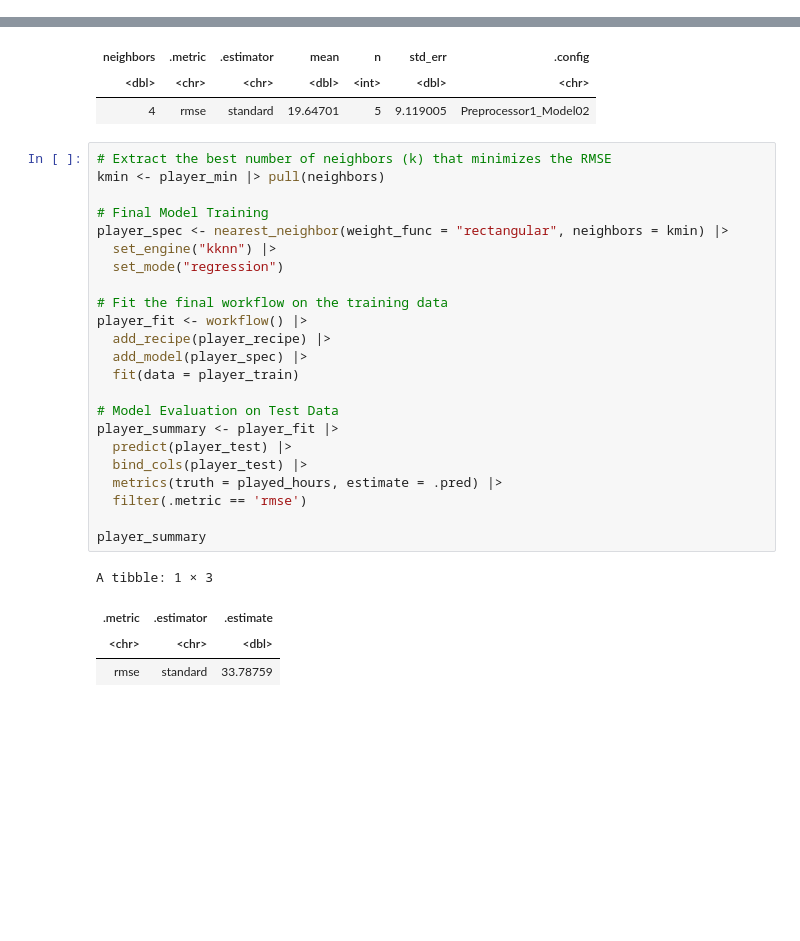
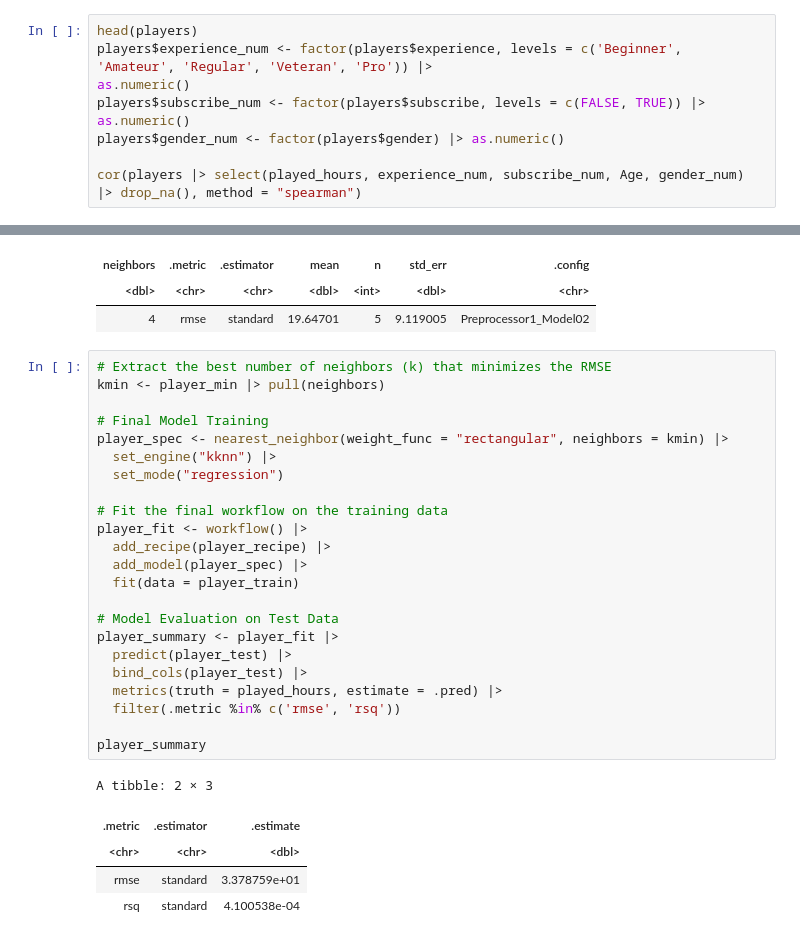
Before and after one commit to katjarj/dsci-100-project, a Jupyter notebook: final_report_dsci.ipynb, the cells around one changed output, grey strips where cells are left out. Drawn from its saved outputs; the diff is of its cells as text; blank space fills up the shorter version.

```diff
--- a/final_report_dsci.ipynb
+++ b/final_report_dsci.ipynb
@@ -84,0 +78,9 @@ We can now compute summary statistics on each of the numeric columns, removing N
+# %%
+head(players)
+players$experience_num <- factor(players$experience, levels = c('Beginner', 'Amateur', 'Regular', 'Veteran', 'Pro')) |>
+as.numeric()
+players$subscribe_num <- factor(players$subscribe, levels = c(FALSE, TRUE)) |>
+as.numeric()
+players$gender_num <- factor(players$gender) |> as.numeric()
+
+cor(players |> select(played_hours, experience_num, subscribe_num, Age, gender_num) |> drop_na(), method = "spearman")
@@ -278,31 +280,32 @@ A tibble: 1 × 7
 # %%
 # Extract the best number of neighbors (k) that minimizes the RMSE
 kmin <- player_min |> pull(neighbors)
 
 # Final Model Training
 player_spec <- nearest_neighbor(weight_func = "rectangular", neighbors = kmin) |>
   set_engine("kknn") |>
   set_mode("regression")
 
 # Fit the final workflow on the training data
 player_fit <- workflow() |>
   add_recipe(player_recipe) |>
   add_model(player_spec) |>
   fit(data = player_train)
 
 # Model Evaluation on Test Data
 player_summary <- player_fit |>
   predict(player_test) |>
   bind_cols(player_test) |>
   metrics(truth = played_hours, estimate = .pred) |>
-  filter(.metric == 'rmse')
+  filter(.metric %in% c('rmse', 'rsq'))
 
 player_summary
 # %% [output]
-A tibble: 1 × 3
+A tibble: 2 × 3
 | .metric | .estimator | .estimate |
 | <chr> | <chr> | <dbl> |
-| rmse | standard | 33.78759 |
+| rmse | standard | 3.378759e+01 |
+| rsq | standard | 4.100538e-04 |
 # %%
 # Generate Prediction Grid for Visualization
 played_hours_prediction_grid <- tibble(
```
Also changed, not shown: parts of 18 cells of this notebook, 1 other file.
